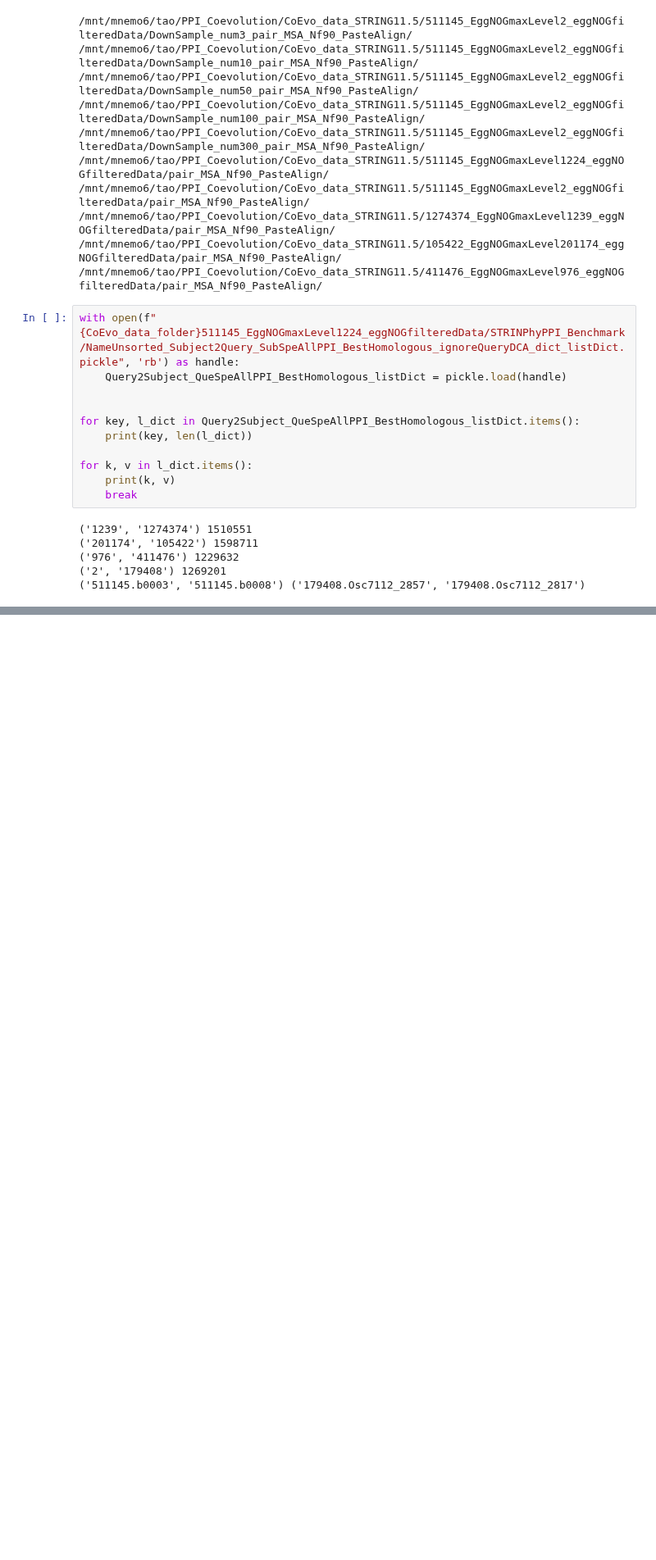
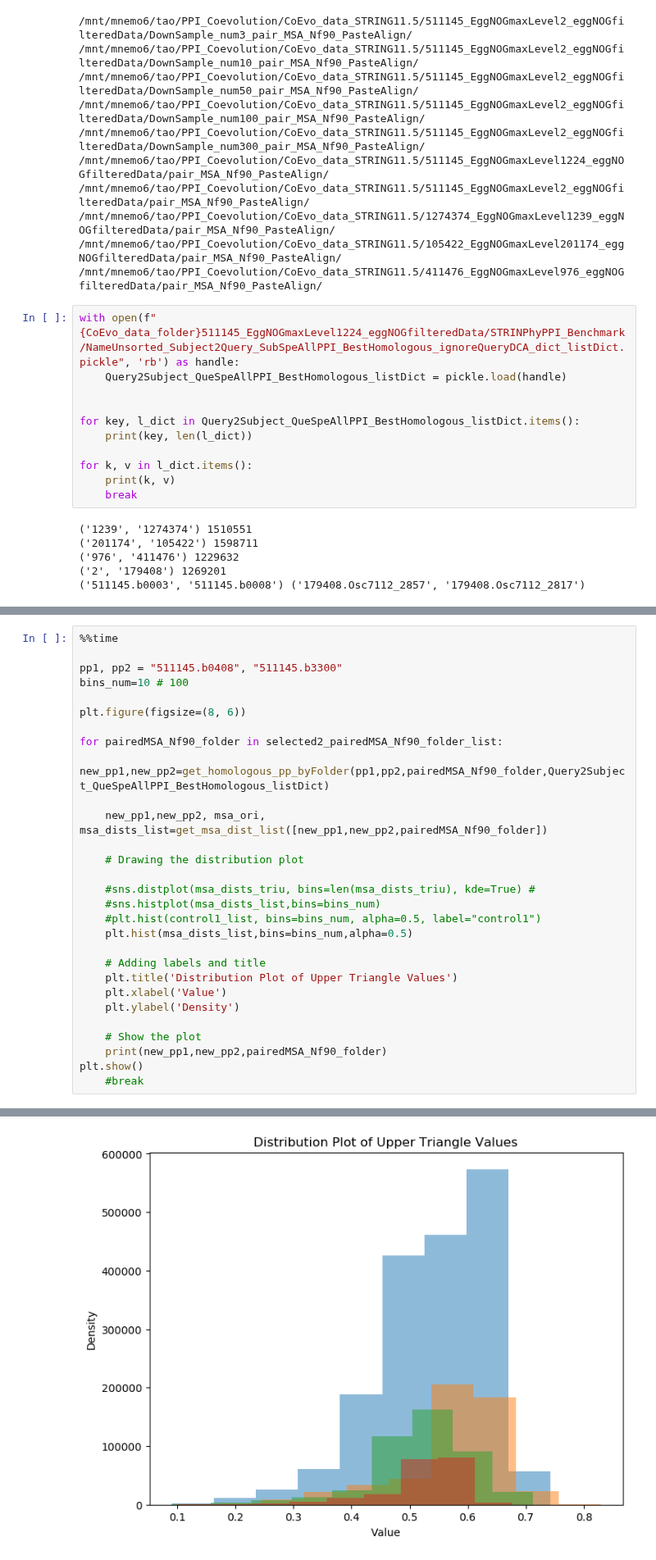
Before and after one commit to TaoDFang/PPI_Prediction_byCoevolution, a Jupyter notebook: notebooks/SR_review_comments.ipynb, the cells around one changed output, grey strips where cells are left out. Shown at 82% size. Drawn from its saved outputs; the diff is of its cells as text; blank space fills up the shorter version.

```diff
--- a/notebooks/SR_review_comments.ipynb
+++ b/notebooks/SR_review_comments.ipynb
@@ -665,0 +752,30 @@ data download from : https://current.geneontology.org/annotations/ecocyc.gaf.gz
+# %%
+%%time
+
+pp1, pp2 = "511145.b0408", "511145.b3300"
+bins_num=10 # 100
+
+plt.figure(figsize=(8, 6))
+
+for pairedMSA_Nf90_folder in selected2_pairedMSA_Nf90_folder_list:
+    new_pp1,new_pp2=get_homologous_pp_byFolder(pp1,pp2,pairedMSA_Nf90_folder,Query2Subject_QueSpeAllPPI_BestHomologous_listDict)
+
+    new_pp1,new_pp2, msa_ori, msa_dists_list=get_msa_dist_list([new_pp1,new_pp2,pairedMSA_Nf90_folder])
+
+    # Drawing the distribution plot
+
+    #sns.distplot(msa_dists_triu, bins=len(msa_dists_triu), kde=True) #
+    #sns.histplot(msa_dists_list,bins=bins_num)
+    #plt.hist(control1_list, bins=bins_num, alpha=0.5, label="control1")
+    plt.hist(msa_dists_list,bins=bins_num,alpha=0.5)
+
+    # Adding labels and title
+    plt.title('Distribution Plot of Upper Triangle Values')
+    plt.xlabel('Value')
+    plt.ylabel('Density')
+
+    # Show the plot
+    print(new_pp1,new_pp2,pairedMSA_Nf90_folder)
+plt.show()
+    #break
+# %% [output]
@@ -665,0 +786 @@ data download from : https://current.geneontology.org/annotations/ecocyc.gaf.gz
+[figure, added]
```
Also changed, not shown: parts of 15 cells of this notebook.
